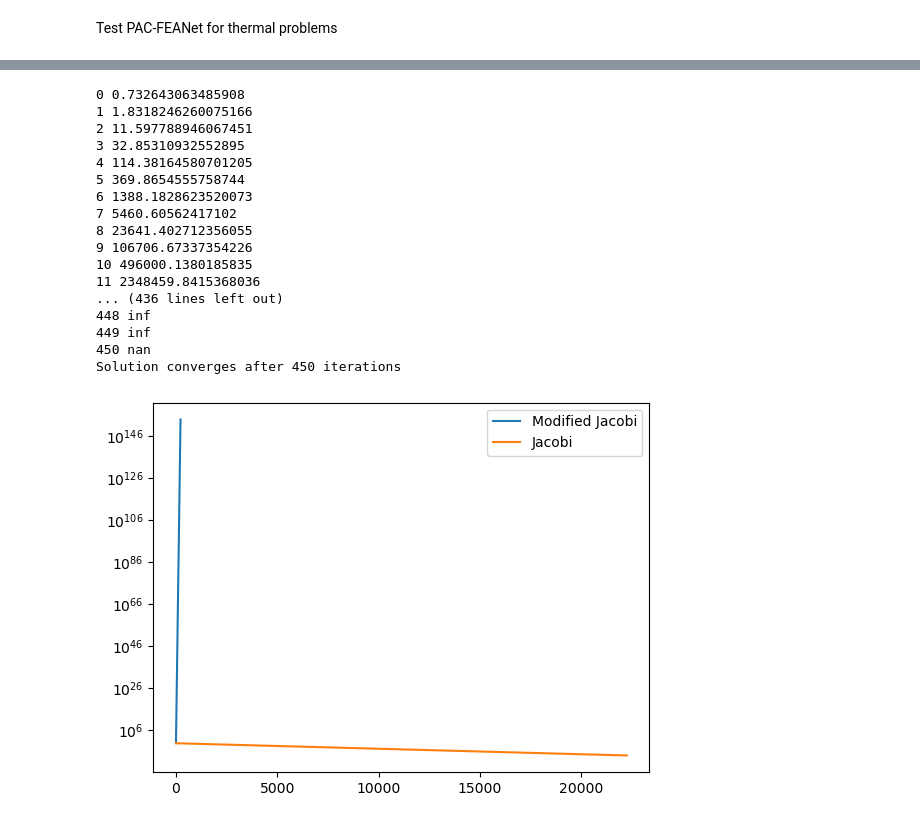
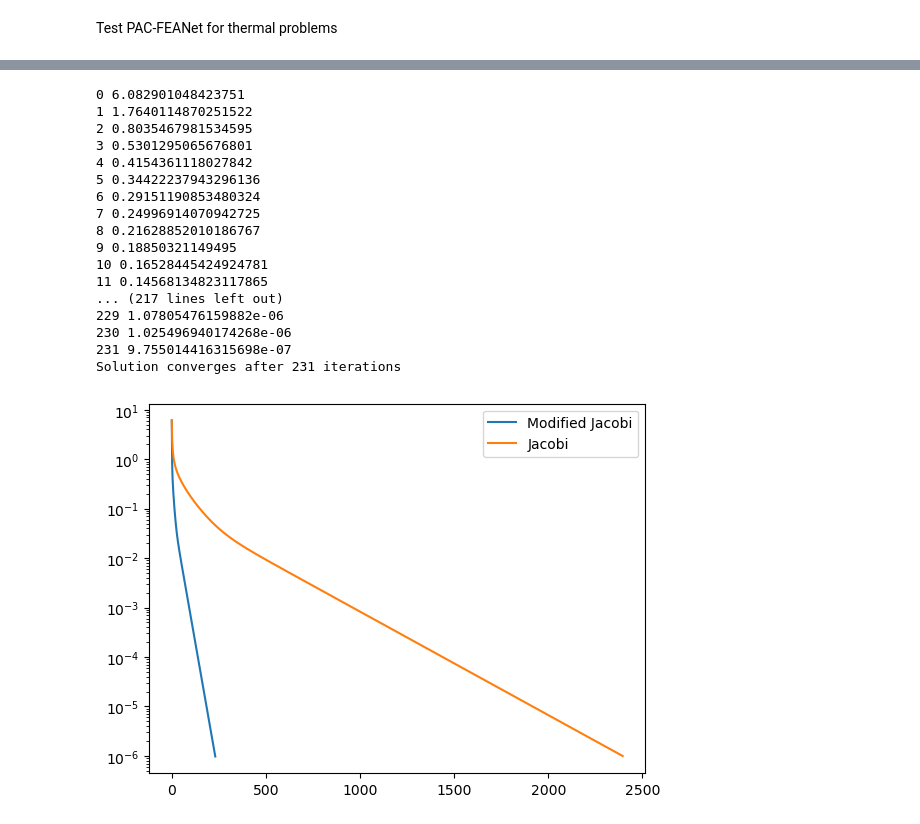
Before and after one commit to ymlasu/MFEA-Net, a Jupyter notebook: PAC-FEANet_learnable_thermal_iterator.ipynb, the cells around one changed output, grey strips where cells are left out. Cells and saved outputs as stored; diff of their text form; code cells hidden in the pictures.

```diff
--- a/PAC-FEANet_learnable_thermal_iterator.ipynb
+++ b/PAC-FEANet_learnable_thermal_iterator.ipynb
@@ -35,6 +34,8 @@ class SingleGrid():
         self.device = dev
         self.n_elem = n_elem
         self.h = size/n_elem
+        self.v = torch.zeros((1, 1, n_elem+1, n_elem+1), requires_grad=False).double()
+        self.f = torch.zeros((1, 1, n_elem+1, n_elem+1), requires_grad=False).double()
         self.net = self.InstantiateNetwork()
         self.jac = JacobiBlock(self.net, self.h, self.device, self.mode)
 
@@ -48,13 +49,13 @@ class SingleGrid():
 # %% [markdown]
 Test PAC-FEANet for thermal problems
 # %%
-model_name = 'thermal_type1_2d_33x33'
-training_set = ThermalDataSet('data/thermal/thermal_type1_2d_33x33.h5', device)
-model_dir = 'model/learn_iterator/thermal_type1'
+model_name = 'thermal_type2_2d_33x33'
+training_set = ThermalDataSet('data/thermal/thermal_type2_2d_33x33.h5', device)
+model_dir = 'model/learn_iterator/thermal_type2'
 if not os.path.exists(model_dir):
     os.makedirs(model_dir)
 
-bs = 16
+bs = 5
 train_dataloader = DataLoader(training_set, batch_size=bs, shuffle=True)
 dirich_idx_train, dirich_value_train, neumann_idx_train, neumann_value_train, material_train, f_train, u_train = next(iter(train_dataloader))
 k = 0 # the index of training data to be shown
@@ -114,15 +91,19 @@ solution_test, f_test, d_test, d_idx_test, t_test, t_idx_test, m_test = (torch.u
                                                                          torch.unsqueeze(neumann_idx_train[k], 0).to(device_predict),
                                                                          torch.unsqueeze(material_train[k], 0).to(device_predict))
 # %%
+EPS = 1e-6
+n_jac = 0
+u_test = torch.ones(size=(1, ku, n_elem+1, n_elem+1), requires_grad=False, dtype=torch.double).to(device_predict)
 u_test = grid.jac.reset_boundary(u_test, d_test, d_idx_test)
-residual = grid.net(h, u_test, f_test, t_test, t_idx_test, m_test)
-res = torch.norm(residual[:, :, 1:-1, 1:-1]).item()
+residual = d_idx_test*grid.net(None, None, h, u_test, f_test, t_test, t_idx_test, m_test)
+res = torch.norm(residual).item()
 res_arr = [res]
+
 print(n_jac, res)
 while (abs(res) > EPS):
-    u_test = grid.jac.jacobi_convolution(h, u_test, f_test, t_test, t_idx_test, d_test, d_idx_test, m_test)
-    residual = grid.net(h, u_test, f_test, t_test, t_idx_test, m_test)
-    res = torch.norm(residual[:, :, 1:-1, 1:-1]).item()
+    u_test = grid.jac.jacobi_convolution(u_test, m_test, d_test, d_idx_test, None, None, h, f_test, t_test, t_idx_test)
+    residual = d_idx_test*grid.net(None, None, h, u_test, f_test, t_test, t_idx_test, m_test)
+    res = torch.norm(residual).item()
     res_arr.append(res)
     n_jac += 1
     print(n_jac, res)
@@ -196,7 +180,7 @@ class PsiIterator(nn.Module):
                  psi_net=None,
                  grid=None,
                  n=2**5,
-                 batch_size=8,
+                 batch_size=1,
                  max_epochs=1000,
                  mode='thermal',
                  model_dir=model_dir):
@@ -223,13 +207,13 @@ class PsiIterator(nn.Module):
         self.optimizer = torch.optim.Adadelta(self.psi_net.parameters())
         self.model_dir=model_dir
 
-    def PsiRelax(self, h, v, f, t, t_idx, d, d_idx, m, num_sweeps_down):
+    def PsiRelax(self, v, m, d, d_idx, term_KU=None, term_F=None, h=None, f=None, t=None, t_idx=None, num_sweeps_down=1):
         '''
         Perform a fixed number of Psi iteration
         '''
         u = v.clone()
         for _ in range(num_sweeps_down):
-            jac_it = self.grid.jac.jacobi_convolution(h, u, f, t, t_idx, d, d_idx, m)
+            jac_it = self.grid.jac.jacobi_convolution(u, m, d, d_idx, term_KU, term_F, h, f, t, t_idx)
             u = jac_it + self.psi_net(m, jac_it-u, d_idx)
         return u
 
@@ -247,7 +231,7 @@ class PsiIterator(nn.Module):
             k = 1 #random.randint(1,20)
 
             uu = self.RandomSampling(f_train)
-            u_out = self.PsiRelax(self.h, uu, f_train, traction_value_train, traction_idx_train, dirich_value_train, dirich_idx_train, material_train, k)
+            u_out = self.PsiRelax(uu, material_train, dirich_value_train, dirich_idx_train, None, None, self.h, f_train, traction_value_train, traction_idx_train, k)
             loss_i = self.loss(u_out, u_train)
             loss_i.backward()
             self.optimizer.step()
@@ -322,42 +307,42 @@ plt.savefig('results/smoother_loss.jpg', dpi=500, bbox_inches='tight')
 # %%
 EPS = 1e-6
 n_new = 0
 u_test = torch.ones(size=(1, ku, n_elem+1, n_elem+1), requires_grad=False, dtype=torch.double).to(device_predict)
 u_test = new_iterator.grid.jac.reset_boundary(u_test, d_test, d_idx_test)
-residual = new_iterator.grid.net(h, u_test, f_test, t_test, t_idx_test, m_test)
-res = torch.norm(residual[:, :, 1:-1, 1:-1]).item() # fix top, apply traction force at bottom boundary
+residual = d_idx_test*new_iterator.grid.net(None, None, h, u_test, f_test, t_test, t_idx_test, m_test)
+res = torch.norm(residual).item() # fix top, apply traction force at bottom boundary
 res_arr_new = [res]
 print(n_new, res)
 while (abs(res) > EPS):
-    u_test = new_iterator.PsiRelax(h, u_test, f_test, t_test, t_idx_test, d_test, d_idx_test, m_test, 1)
-    residual = new_iterator.grid.net(h, u_test, f_test, t_test, t_idx_test, m_test)
-    res = torch.norm(residual[:, :, 1:-1, 1:-1]).item()
+    u_test = new_iterator.PsiRelax(u_test, m_test, d_test, d_idx_test, None, None, h, f_test, t_test, t_idx_test, 1)
+    residual = d_idx_test*new_iterator.grid.net(None, None, h, u_test, f_test, t_test, t_idx_test, m_test)
+    res = torch.norm(residual).item()
     res_arr_new.append(res)
     n_new += 1
     print(n_new, res)
 
 print("Solution converges after", n_new, "iterations ")
 plt.plot(res_arr_new, label='Modified Jacobi')
 plt.plot(res_arr, label='Jacobi')
 plt.yscale('log')
 plt.legend()
 plt.show()
 # %% [output]
-0 0.732643063485908
-1 1.8318246260075166
-2 11.597788946067451
-3 32.85310932552895
-4 114.38164580701205
-5 369.8654555758744
-6 1388.1828623520073
-7 5460.60562417102
-8 23641.402712356055
-9 106706.67337354226
-10 496000.1380185835
-11 2348459.8415368036
-... (436 lines left out)
-448 inf
-449 inf
-450 nan
-Solution converges after 450 iterations
+0 6.082901048423751
+1 1.7640114870251522
+2 0.8035467981534595
+3 0.5301295065676801
+4 0.4154361118027842
+5 0.34422237943296136
+6 0.29151190853480324
+7 0.24996914070942725
+8 0.21628852010186767
+9 0.18850321149495
+10 0.16528445424924781
+11 0.14568134823117865
+... (217 lines left out)
+229 1.07805476159882e-06
+230 1.025496940174268e-06
+231 9.755014416315698e-07
+Solution converges after 231 iterations
-[figure, old version]
+[figure, new version]
```
Also changed, not shown: parts of 19 cells of this notebook, 17 other files.
